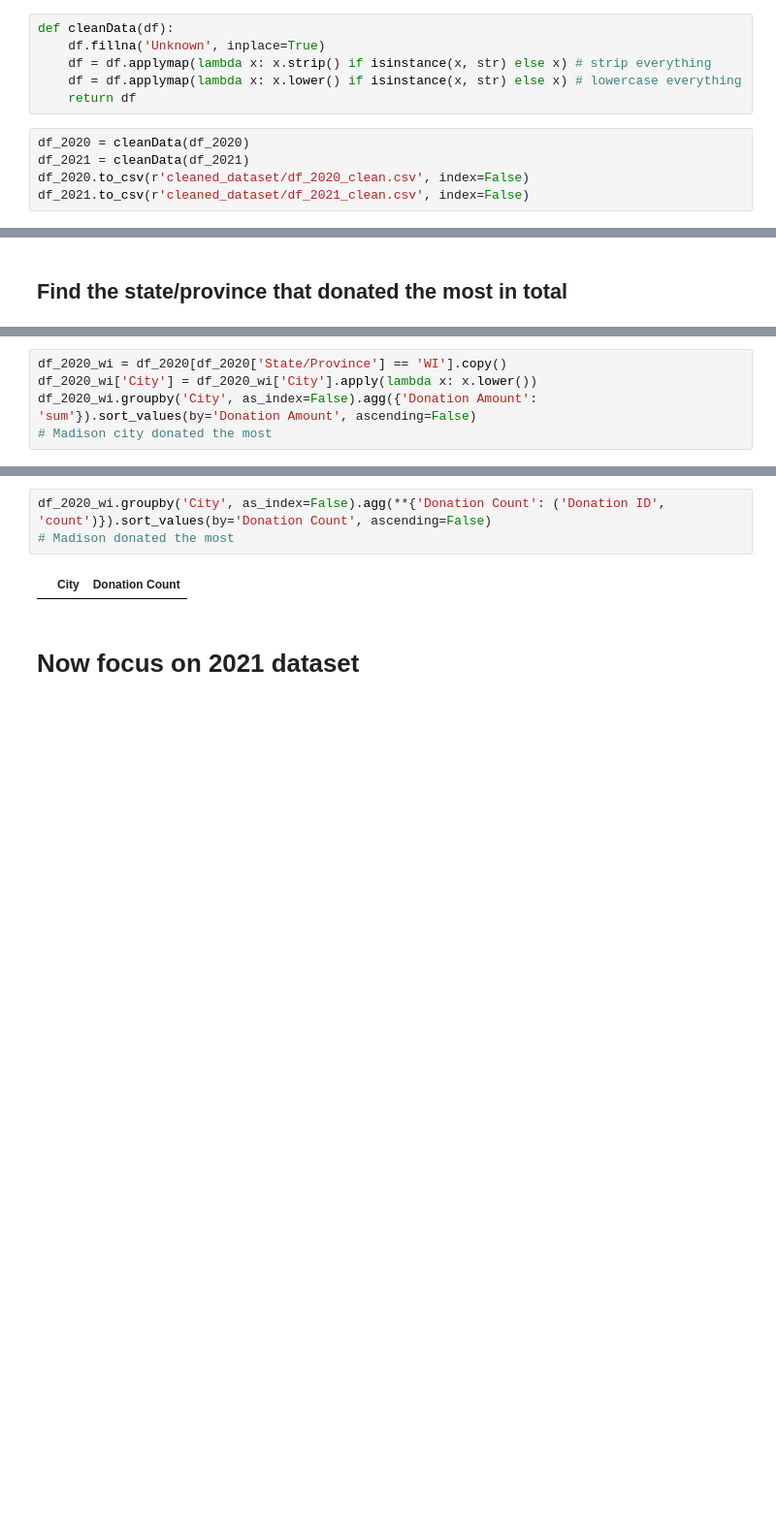
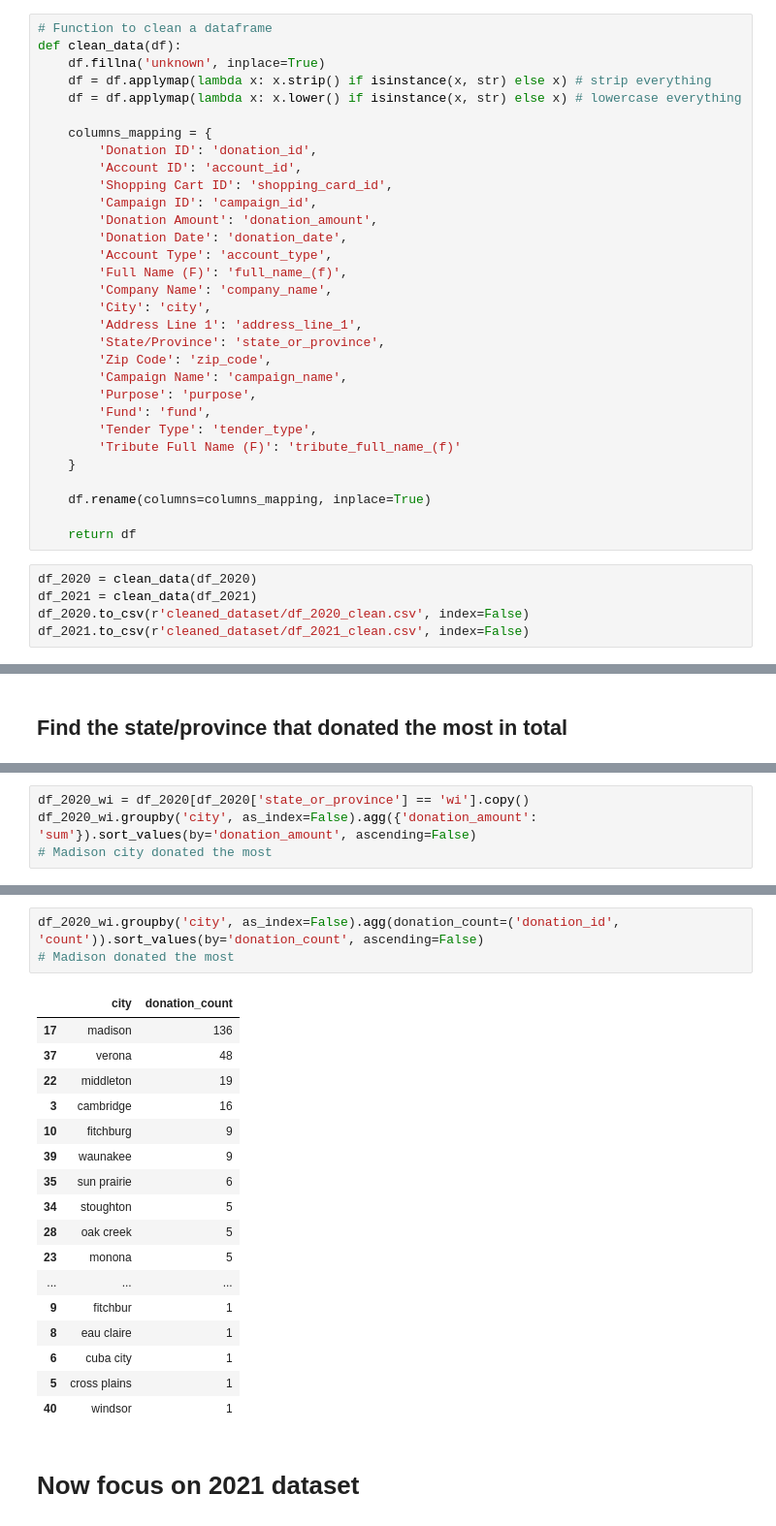
Before and after one commit to GauravChopra9/Biokind, a Jupyter notebook: data_exploration_and_clean_csv.ipynb, the cells around one changed output, grey strips where cells are left out. Shown: that part at 97% size. Drawn from its saved outputs; the diff is of its cells as text; blank space fills up the shorter version.

```diff
--- a/data_investigation_and_clean_csv.ipynb
+++ b/data_exploration_and_clean_csv.ipynb
@@ -66,14 +66,39 @@ df_2021.describe() # yeah also empty
 | 75% | 2917.000000 | 2356.000000 | 2969.000000 | 5.0 | 51.800000 | NaN |
 | max | 9393.000000 | 7099.000000 | 9473.000000 | 5.0 | 3000.000000 | NaN |
 # %%
-def cleanData(df):
-    df.fillna('Unknown', inplace=True)
+# Function to clean a dataframe
+def clean_data(df):
+    df.fillna('unknown', inplace=True)
     df = df.applymap(lambda x: x.strip() if isinstance(x, str) else x) # strip everything
     df = df.applymap(lambda x: x.lower() if isinstance(x, str) else x) # lowercase everything
+
+    columns_mapping = {
+        'Donation ID': 'donation_id',
+        'Account ID': 'account_id',
+        'Shopping Cart ID': 'shopping_card_id',
+        'Campaign ID': 'campaign_id',
+        'Donation Amount': 'donation_amount',
+        'Donation Date': 'donation_date',
+        'Account Type': 'account_type',
+        'Full Name (F)': 'full_name_(f)',
+        'Company Name': 'company_name',
+        'City': 'city',
+        'Address Line 1': 'address_line_1',
+        'State/Province': 'state_or_province',
+        'Zip Code': 'zip_code',
+        'Campaign Name': 'campaign_name',
+        'Purpose': 'purpose',
+        'Fund': 'fund',
+        'Tender Type': 'tender_type',
+        'Tribute Full Name (F)': 'tribute_full_name_(f)'
+    }
+
+    df.rename(columns=columns_mapping, inplace=True)
+
     return df
 # %%
-df_2020 = cleanData(df_2020)
-df_2021 = cleanData(df_2021)
+df_2020 = clean_data(df_2020)
+df_2021 = clean_data(df_2021)
 df_2020.to_csv(r'cleaned_dataset/df_2020_clean.csv', index=False)
 df_2021.to_csv(r'cleaned_dataset/df_2021_clean.csv', index=False)
 # %% [markdown]
@@ -103,8 +128,7 @@ df_2020.groupby('Account Type', as_index=False).agg(**{'Donation Amount': ('Dona
 | 0 | company | 18779.46 | 30 |
 | 1 | individual | 44157.26 | 378 |
 # %%
-df_2020_wi = df_2020[df_2020['State/Province'] == 'WI'].copy()
-df_2020_wi['City'] = df_2020_wi['City'].apply(lambda x: x.lower())
-df_2020_wi.groupby('City', as_index=False).agg({'Donation Amount': 'sum'}).sort_values(by='Donation Amount', ascending=False)
+df_2020_wi = df_2020[df_2020['state_or_province'] == 'wi'].copy()
+df_2020_wi.groupby('city', as_index=False).agg({'donation_amount': 'sum'}).sort_values(by='donation_amount', ascending=False)
 # Madison city donated the most
 # %% [output]
@@ -116,7 +158,23 @@ df_2020_wi[df_2020_wi['City'] == 'unknown'] # Looking at the unknown donations o
 # %%
-df_2020_wi.groupby('City', as_index=False).agg(**{'Donation Count': ('Donation ID', 'count')}).sort_values(by='Donation Count', ascending=False)
+df_2020_wi.groupby('city', as_index=False).agg(donation_count=('donation_id', 'count')).sort_values(by='donation_count', ascending=False)
 # Madison donated the most
 # %% [output]
-|  | City | Donation Count |
+|  | city | donation_count |
+| 17 | madison | 136 |
+| 37 | verona | 48 |
+| 22 | middleton | 19 |
+| 3 | cambridge | 16 |
+| 10 | fitchburg | 9 |
+| 39 | waunakee | 9 |
+| 35 | sun prairie | 6 |
+| 34 | stoughton | 5 |
+| 28 | oak creek | 5 |
+| 23 | monona | 5 |
+| ... | ... | ... |
+| 9 | fitchbur | 1 |
+| 8 | eau claire | 1 |
+| 6 | cuba city | 1 |
+| 5 | cross plains | 1 |
+| 40 | windsor | 1 |
 # %% [markdown]
 # Now focus on 2021 dataset
```
Also changed, not shown: parts of 12 cells of this notebook, 5 other files.
